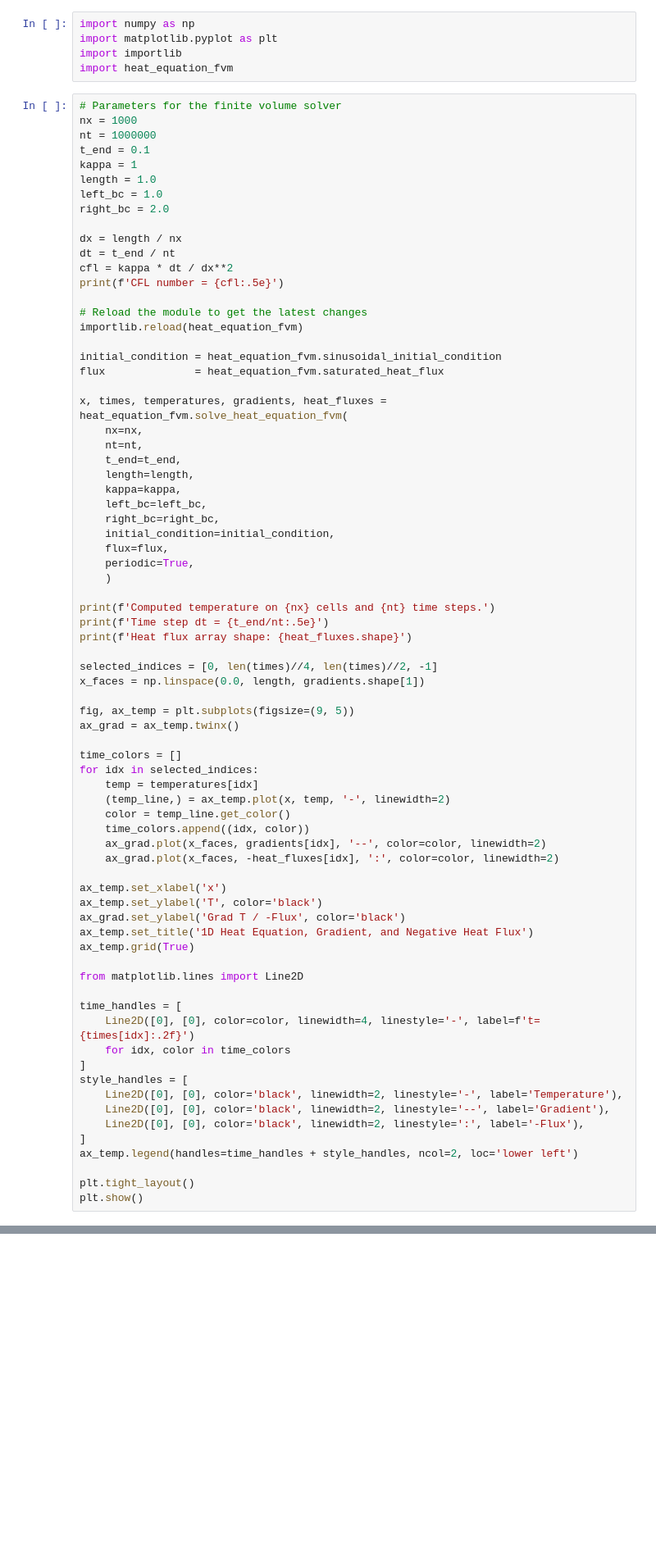
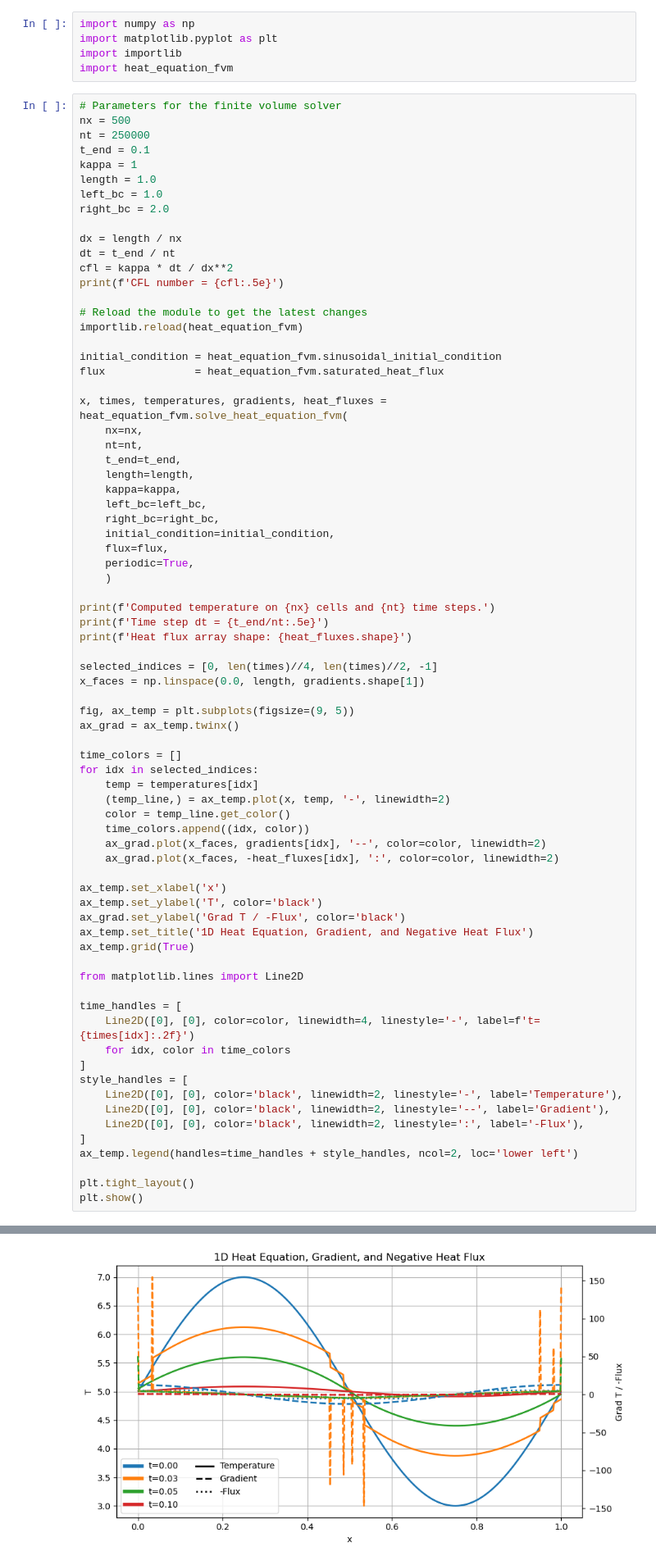
Before and after one commit to ttrent/HeatDispersion_FiniteVolume, a Jupyter notebook: heat_equation_fvm.ipynb, the cells around one changed output, grey strips where cells are left out. Shown at 82% size. Cells and saved outputs as stored; diff of their text form; blank space fills up the shorter version.

```diff
--- a/heat_equation_fvm.ipynb
+++ b/heat_equation_fvm.ipynb
@@ -9,8 +9,8 @@ import importlib
 import heat_equation_fvm
 # %%
 # Parameters for the finite volume solver
-nx = 1000
-nt = 1000000
+nx = 500
+nt = 250000
 t_end = 0.1
 kappa = 1
 length = 1.0
@@ -86,0 +89 @@ KeyboardInterrupt:
+[figure, added]
```
Also changed, not shown: parts of 3 cells of this notebook, 1 other file.
